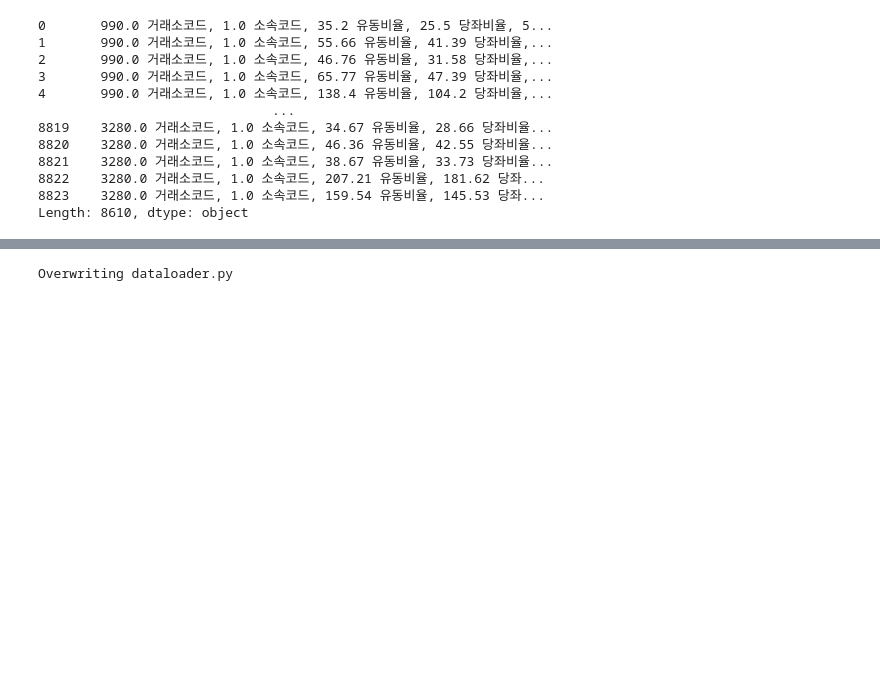
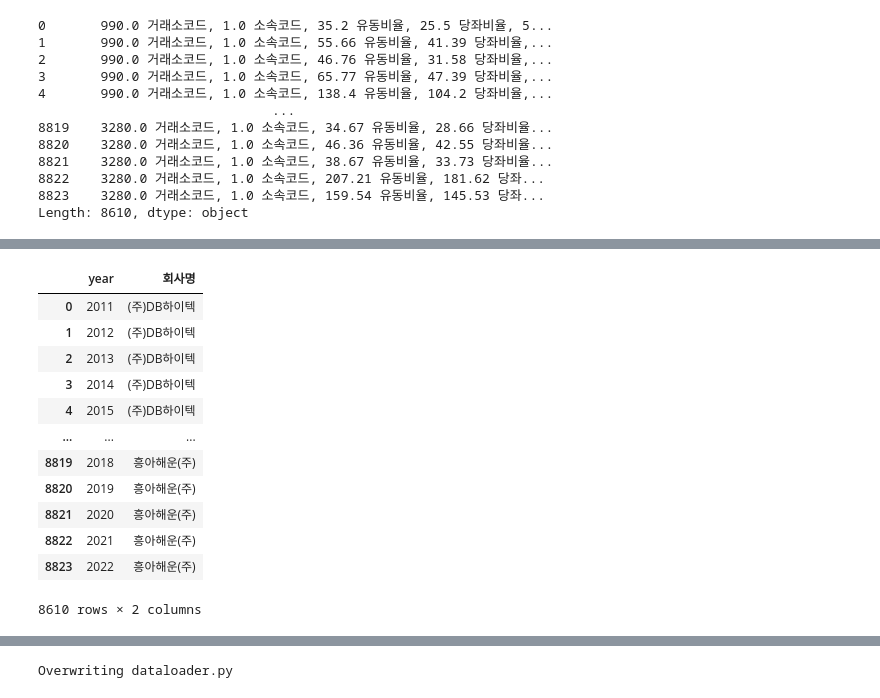
Before and after one commit to jayiuk/kogpt2_finetuning, a Jupyter notebook: kogpt2_ft.ipynb, the cells around one changed output, grey strips where cells are left out. Saved outputs shown, nothing was run; the diff lists cells and outputs as text; code cells hidden in the pictures; blank space fills up the shorter version.

```diff
--- a/kogpt2_ft.ipynb
+++ b/kogpt2_ft.ipynb
@@ -326,0 +175,18 @@ Length: 8610, dtype: object
+# %%
+data_e = data_d[['year', '회사명']]
+# %%
+data_e
+# %% [output]
+|  | year | 회사명 |
+| 0 | 2011 | (주)DB하이텍 |
+| 1 | 2012 | (주)DB하이텍 |
+| 2 | 2013 | (주)DB하이텍 |
+| 3 | 2014 | (주)DB하이텍 |
+| 4 | 2015 | (주)DB하이텍 |
+| ... | ... | ... |
+| 8819 | 2018 | 흥아해운(주) |
+| 8820 | 2019 | 흥아해운(주) |
+| 8821 | 2020 | 흥아해운(주) |
+| 8822 | 2021 | 흥아해운(주) |
+| 8823 | 2022 | 흥아해운(주) |
+8610 rows × 2 columns
```
Also changed, not shown: parts of 28 cells of this notebook, 4 other files.
